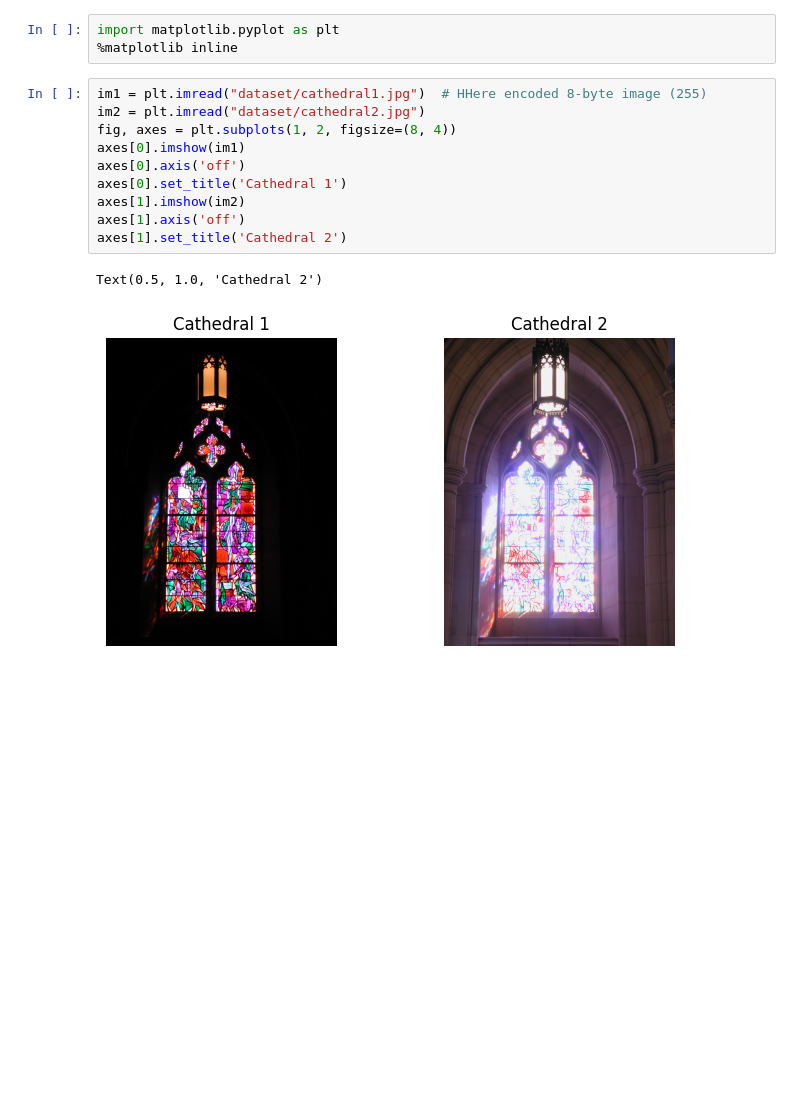
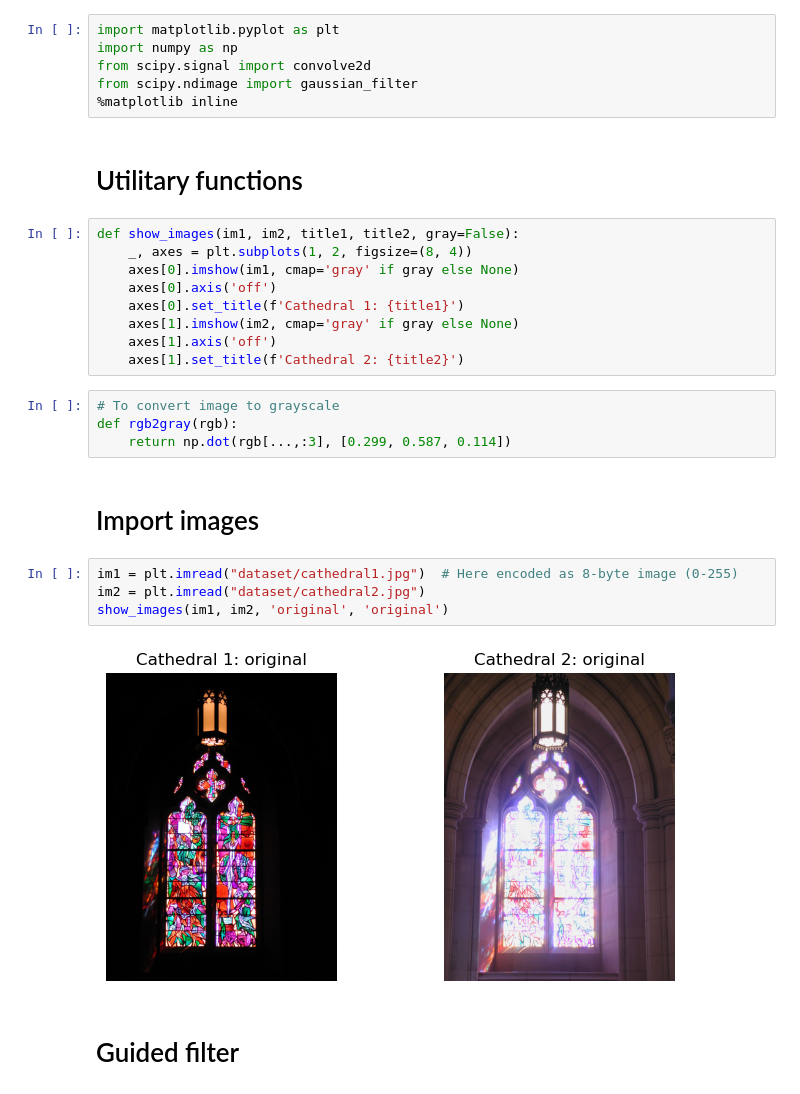
Before and after one commit to TheiloT/MVA-Image-Fusion-with-Guided-Filtering, a Jupyter notebook: image_fusion.ipynb, the cells around one changed output. Cells and saved outputs as stored; diff of their text form; blank space fills up the shorter version.

```diff
--- a/image_fusion.ipynb
+++ b/image_fusion.ipynb
@@ -1,16 +1,31 @@
 # %%
 import matplotlib.pyplot as plt
+import numpy as np
+from scipy.signal import convolve2d
+from scipy.ndimage import gaussian_filter
 %matplotlib inline
+# %% [markdown]
+# Utilitary functions
 # %%
-im1 = plt.imread("dataset/cathedral1.jpg")  # HHere encoded 8-byte image (255)
-im2 = plt.imread("dataset/cathedral2.jpg")
-fig, axes = plt.subplots(1, 2, figsize=(8, 4))
-axes[0].imshow(im1)
-axes[0].axis('off')
-axes[0].set_title('Cathedral 1')
-axes[1].imshow(im2)
-axes[1].axis('off')
-axes[1].set_title('Cathedral 2')
+def show_images(im1, im2, title1, title2, gray=False):
+    _, axes = plt.subplots(1, 2, figsize=(8, 4))
+    axes[0].imshow(im1, cmap='gray' if gray else None)
+    axes[0].axis('off')
+    axes[0].set_title(f'Cathedral 1: {title1}')
+    axes[1].imshow(im2, cmap='gray' if gray else None)
+    axes[1].axis('off')
+    axes[1].set_title(f'Cathedral 2: {title2}')
-# %% [output]
-Text(0.5, 1.0, 'Cathedral 2')
-[figure, removed]
+# %%
+# To convert image to grayscale
+def rgb2gray(rgb):
+    return np.dot(rgb[...,:3], [0.299, 0.587, 0.114])
+# %% [markdown]
+# Import images
+# %%
+im1 = plt.imread("dataset/cathedral1.jpg")  # Here encoded as 8-byte image (0-255)
+im2 = plt.imread("dataset/cathedral2.jpg")
+show_images(im1, im2, 'original', 'original')
+# %% [output]
+[figure, added]
+# %% [markdown]
+# Guided filter
```
Also changed, not shown: parts of 22 cells of this notebook.
